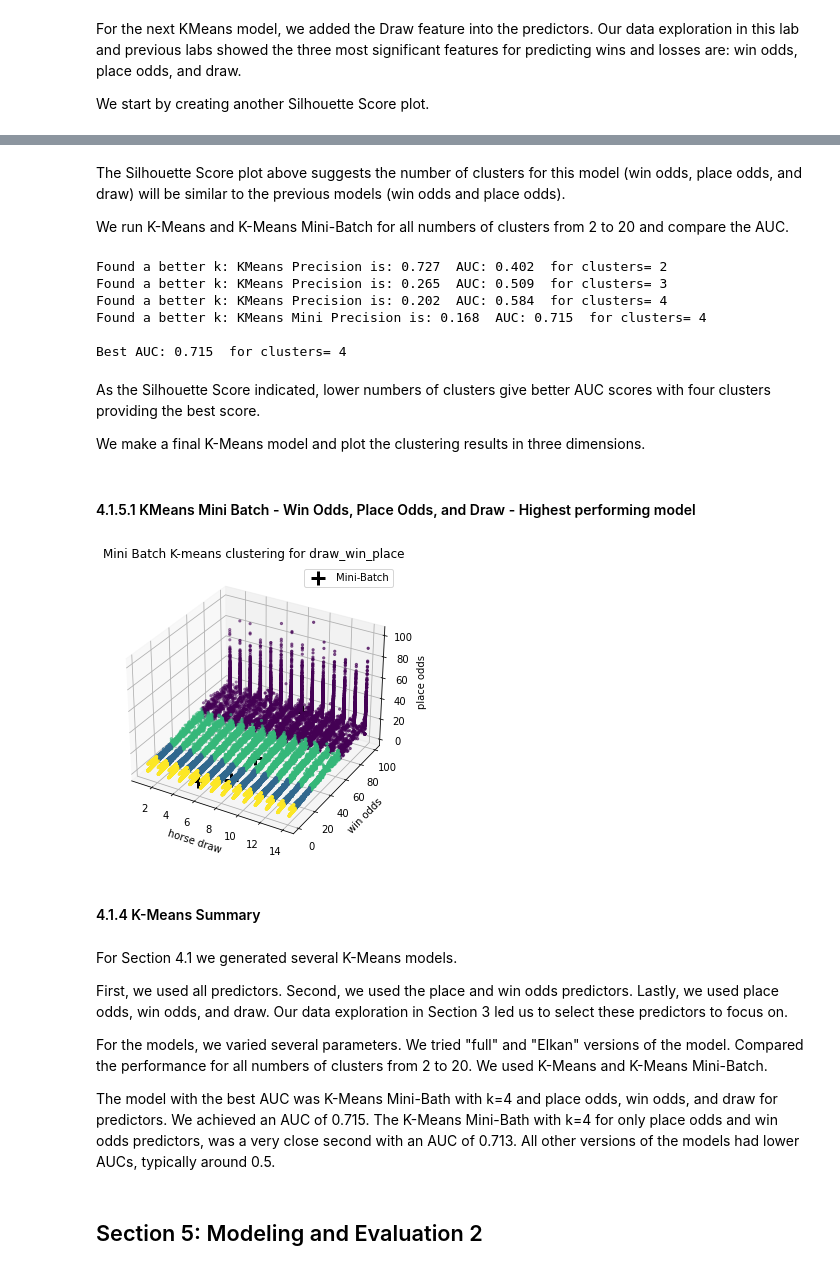
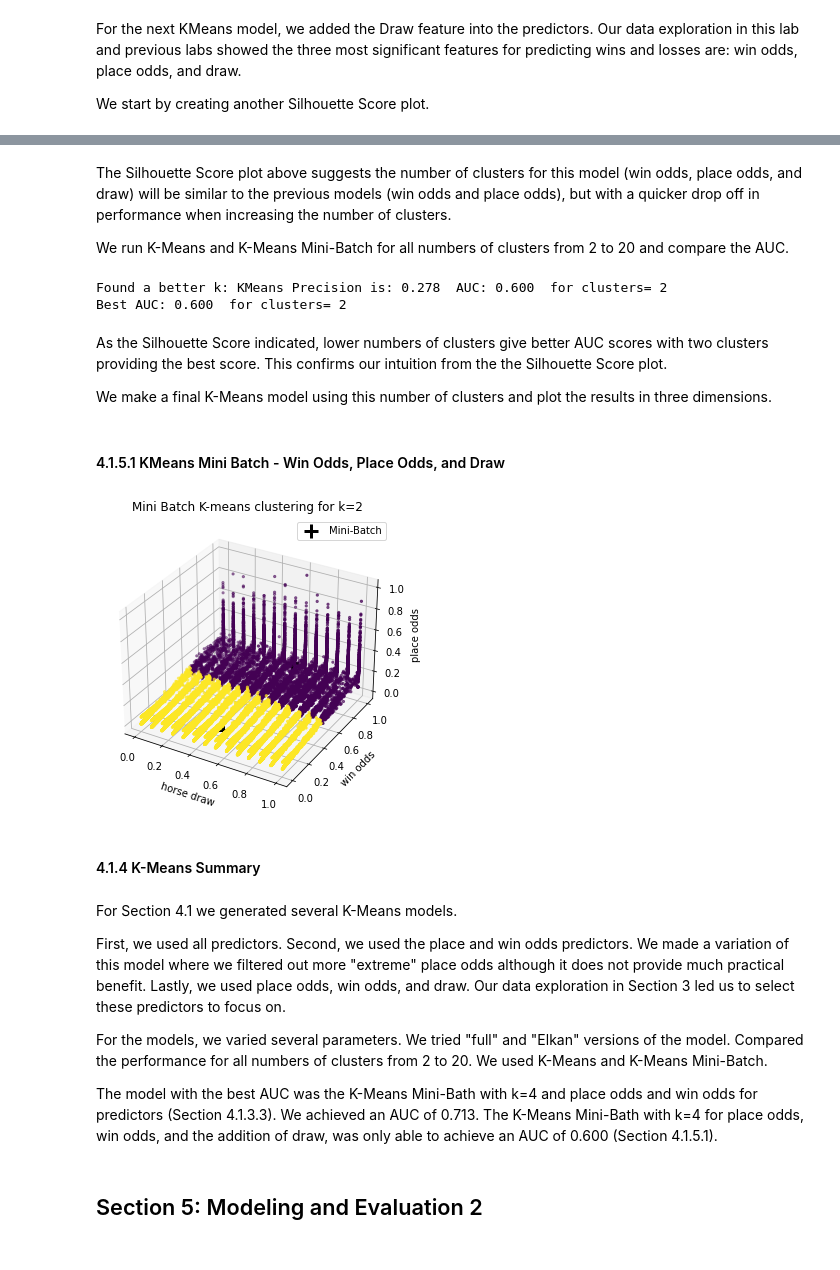
Before and after one commit to C-Stewart-GH/Hong_Kong_Horse_Racing_Project, a Jupyter notebook: Project3/Lab 3 Group Book Chris.ipynb, the cells around one changed output, grey strips where cells are left out. Saved outputs shown, nothing was run; the diff lists cells and outputs as text; code cells hidden in the pictures.

Commit message:
KMeans v4 add scaling

```diff
--- a/Project3/Lab 3 Group Book Chris.ipynb
+++ b/Project3/Lab 3 Group Book Chris.ipynb
@@ -300,8 +304,8 @@ From the data exploration we performed in Section 3 of this report as well as pr
 
 For this K-means model, we ran with only those predictors included in the training data to visualize the clustering and compare the performance to the previous models.
 # %%
-win_place_train=X_train.iloc[:,[6,7]] # Create an array with win odds, place odds
-win_place_test=X_test.iloc[:,[6,7]]
+win_place_train=X_train[:,[6,7]] # Create an array with win odds, place odds
+win_place_test=X_test[:,[6,7]]
 # %%
 best_auc_cluster = 0
 best_auc = 0
@@ -452,15 +455,17 @@ As we discussed in Section 3, if we filter the Place Odds for only those with od
 In terms of model deployment, this is not very useful. If you are gambling, the most money is to be made on higher longer odds bets. Additionally, we do not have a statistical reason to filter out these "outliers".
 # %%
 # Filter the place odds
-runs_df_lower_odds
-
-runs_data_sub = runs_df_lower_odds.drop(['Unnamed: 0','race_id','horse_id','result','won','lengths_behind','horse_gear','position_sec1','position_sec2','position_sec3','behind_sec1','behind_sec2','behind_sec3','time1','time2','time3','finish_time','trainer_id','jockey_id','show'], axis=1)
+runs_data_sub = runs_df_lower_odds.drop(['Unnamed: 0','race_id','horse_id','result','won','lengths_behind','horse_gear','position_sec1','position_sec2','position_sec3','behind_sec1','behind_sec2','behind_sec3','time1','time2','time3','finish_time','trainer_id','jockey_id','show','horse_no','horse_age','horse_country','horse_type','horse_rating','declared_weight','actual_weight'], axis=1)
 runs_target_sub = runs_df_lower_odds['won']
 
 X_train_sub,X_test_sub,Y_train_sub,Y_test_sub = train_test_split(runs_data_sub,runs_target_sub,test_size=0.20,random_state=0)
 
-win_place_train_odds_sub=X_train_sub.iloc[:,[6,7]] # Create an array with win odds, place odds
-win_place_test_odds_sub=X_test_sub.iloc[:,[6,7]]   # Create an array with win odds, place odds
+mmscl_obj = MinMaxScaler()
+X_train_sub = mmscl_obj.fit_transform(X_train_sub,y = None)
+X_test_sub = mmscl_obj.transform(X_test_sub)
+
+win_place_train_odds_sub=X_train_sub[:,[1,2]] # Create an array with win odds, place odds
+win_place_test_odds_sub=X_test_sub[:,[1,2]]
 # %%
 # Re-run the models
 best_auc_cluster = 0
@@ -510,14 +517,14 @@ For the next KMeans model, we added the Draw feature into the predictors. Our da
 
 We start by creating another Silhouette Score plot.
 # %%
-draw_win_place_train=X_train.iloc[:,[5,6,7]] # Create an array with win odds, place odds, draw
+draw_win_place_train=X_train[:,[5,6,7]] # Create an array with win odds, place odds, draw
 
 sil = []
 kmax = 10
 
 for k in range(2, kmax+1):
-  kmeans = KMeans(n_clusters = k).fit(draw_win_place_train)
-  labels = kmeans.labels_
+  kmeans_sil = KMeans(n_clusters = k).fit(draw_win_place_train)
+  labels = kmeans_sil.labels_
   sil.append(silhouette_score(win_place_train, labels, metric = 'euclidean'))
 
 # Source: https://medium.com/analytics-vidhya/how-to-determine-the-optimal-k-for-k-means-708505d204eb
@@ -534,9 +541,9 @@ plt.show()
 # %% [markdown]
-The Silhouette Score plot above suggests the number of clusters for this model (win odds, place odds, and draw) will be similar to the previous models (win odds and place odds).
+The Silhouette Score plot above suggests the number of clusters for this model (win odds, place odds, and draw) will be similar to the previous models (win odds and place odds), but with a quicker drop off in performance when increasing the number of clusters.
 
 We run K-Means and K-Means Mini-Batch for all numbers of clusters from 2 to 20 and compare the AUC.
 # %%
-draw_win_place_test=X_test.iloc[:,[5,6,7]] # Create an array with win odds, place odds, draw
+draw_win_place_test=X_test[:,[5,6,7]] # Create an array with win odds, place odds, draw
 
 best_auc_cluster = 0
 best_auc = 0
@@ -572,50 +579,46 @@ for x in range(2,20):
 
 print('Best AUC: %.3f'%(best_auc), ' for clusters=',best_auc_cluster)
 # %% [output]
-Found a better k: KMeans Precision is: 0.727  AUC: 0.402  for clusters= 2
-Found a better k: KMeans Precision is: 0.265  AUC: 0.509  for clusters= 3
-Found a better k: KMeans Precision is: 0.202  AUC: 0.584  for clusters= 4
-Found a better k: KMeans Mini Precision is: 0.168  AUC: 0.715  for clusters= 4
-
-Best AUC: 0.715  for clusters= 4
+Found a better k: KMeans Precision is: 0.278  AUC: 0.600  for clusters= 2
+Best AUC: 0.600  for clusters= 2
 # %% [markdown]
-As the Silhouette Score indicated, lower numbers of clusters give better AUC scores with four clusters providing the best score.
+As the Silhouette Score indicated, lower numbers of clusters give better AUC scores with two clusters providing the best score. This confirms our intuition from the the Silhouette Score plot.
 
-We make a final K-Means model and plot the clustering results in three dimensions.
+We make a final K-Means model using this number of clusters and plot the results in three dimensions.
 # %% [markdown]
-#### 4.1.5.1 KMeans Mini Batch - Win Odds, Place Odds, and Draw - Highest performing model
+#### 4.1.5.1 KMeans Mini Batch - Win Odds, Place Odds, and Draw
 # %%
 # visualize the model with best number of clusters
 kmeans_mini = MiniBatchKMeans(n_clusters=best_auc_cluster, batch_size=10,random_state=0)
 kmeans_mini.fit(draw_win_place_train)
 
 fig = plt.figure()
 ax = Axes3D(fig)
 
 c_mini=kmeans_mini.labels_
-ax.scatter(draw_win_place_train.iloc[:,0], draw_win_place_train.iloc[:,1], draw_win_place_train.iloc[:,2],c=c_mini,s=5)
+ax.scatter(draw_win_place_train[:,0], draw_win_place_train[:,1], draw_win_place_train[:,2],c=c_mini,s=5)
 centroids = kmeans_mini.cluster_centers_
 ax.scatter(centroids[:, 0], centroids[:, 1],centroids[:, 2],
             marker='+', s=200, linewidths=3, color='k',label='Mini-Batch',depthshade=False)  # plot the centroids
 ax.legend()
-plt.title('Mini Batch K-means clustering for draw_win_place')
+plt.title('Mini Batch K-means clustering for k=2')
 plt.xlabel('horse draw')
 plt.ylabel('win odds')
 ax.zaxis.set_rotate_label(False)
 ax.set_zlabel('place odds', rotation=90)
 plt.show()
 # %% [output]
-[figure, old version]
+[figure, new version]
 # %% [markdown]
 #### 4.1.4 K-Means Summary
 # %% [markdown]
 For Section 4.1 we generated several K-Means models.
 
-First, we used all predictors. Second, we used the place and win odds predictors. Lastly, we used place odds, win odds, and draw. Our data exploration in Section 3 led us to select these predictors to focus on.
+First, we used all predictors. Second, we used the place and win odds predictors. We made a variation of this model where we filtered out more "extreme" place odds although it does not provide much practical benefit. Lastly, we used place odds, win odds, and draw. Our data exploration in Section 3 led us to select these predictors to focus on.
 
 For the models, we varied several parameters. We tried "full" and "Elkan" versions of the model. Compared the performance for all numbers of clusters from 2 to 20. We used K-Means and K-Means Mini-Batch.
 
-The model with the best AUC was K-Means Mini-Bath with k=4 and place odds, win odds, and draw for predictors. We achieved an AUC of 0.715. The K-Means Mini-Bath with k=4 for only place odds and win odds predictors, was a very close second with an AUC of 0.713. All other versions of the models had lower AUCs, typically around 0.5.
+The model with the best AUC was the K-Means Mini-Bath with k=4 and place odds and win odds for predictors (Section 4.1.3.3). We achieved an AUC of 0.713. The K-Means Mini-Bath with k=4 for place odds, win odds, and the addition of draw, was only able to achieve an AUC of 0.600 (Section 4.1.5.1).
 # %% [markdown]
 ## Section 5: Modeling and Evaluation 2
 # %% [markdown]
```
Also changed, not shown: parts of 14 cells of this notebook.
